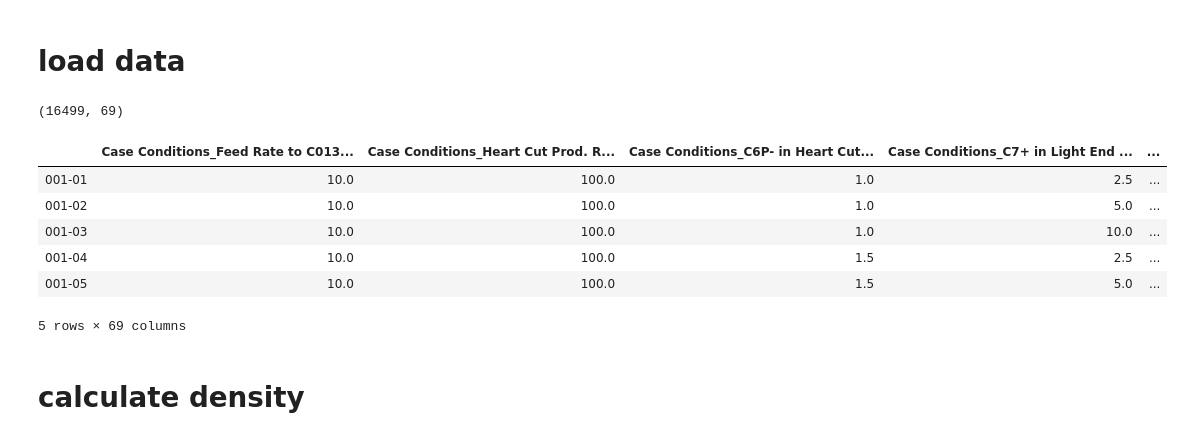
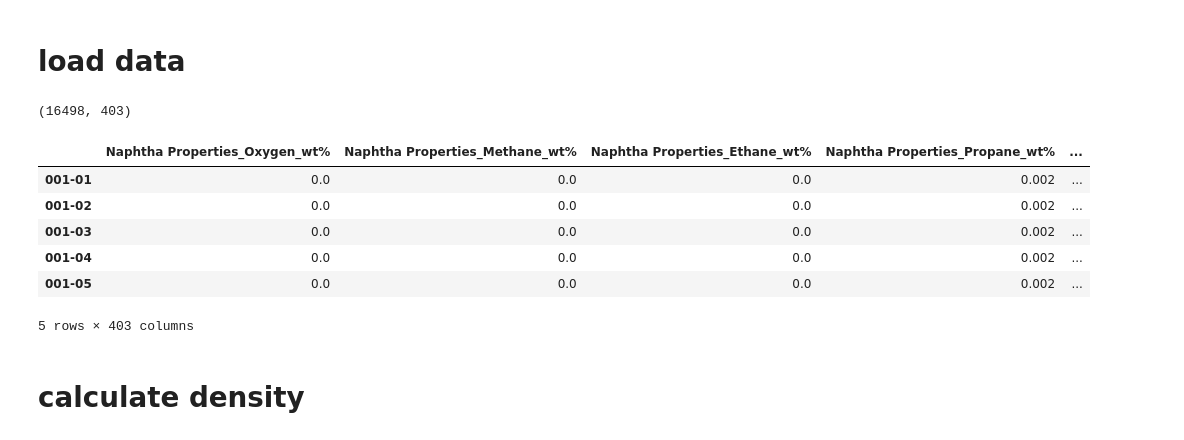
Before and after one commit to skywalker0803r/oil_project_20200424, a Jupyter notebook: notebook/build_ann_model_2.ipynb, the cells around one changed output. Drawn from its saved outputs; the diff is of its cells as text; code cells hidden in the pictures.

```diff
--- a/notebook/build_ann_model_2.ipynb
+++ b/notebook/build_ann_model_2.ipynb
@@ -43,18 +43,18 @@ def get_col(df,name):
 # %% [markdown]
 # load data
 # %%
-df = pd.read_csv(root+'train(energy).csv',index_col=0).dropna(axis=0)
+df = pd.read_csv(root+'train.csv',index_col=0).dropna(axis=0)
 print(df.shape)
 df.head()
 # %% [output]
-(16499, 69)
+(16498, 403)
-|  | Case Conditions_Feed Rate to C013... | Case Conditions_Heart Cut Prod. R... | Case Conditions_C6P- in Heart Cut... | Case Conditions_C7+ in Light End ... | ... |
-| 001-01 | 10.0 | 100.0 | 1.0 | 2.5 | ... |
-| 001-02 | 10.0 | 100.0 | 1.0 | 5.0 | ... |
-| 001-03 | 10.0 | 100.0 | 1.0 | 10.0 | ... |
-| 001-04 | 10.0 | 100.0 | 1.5 | 2.5 | ... |
-| 001-05 | 10.0 | 100.0 | 1.5 | 5.0 | ... |
+|  | Naphtha Properties_Oxygen_wt% | Naphtha Properties_Methane_wt% | Naphtha Properties_Ethane_wt% | Naphtha Properties_Propane_wt% | ... |
+| 001-01 | 0.0 | 0.0 | 0.0 | 0.002 | ... |
+| 001-02 | 0.0 | 0.0 | 0.0 | 0.002 | ... |
+| 001-03 | 0.0 | 0.0 | 0.0 | 0.002 | ... |
+| 001-04 | 0.0 | 0.0 | 0.0 | 0.002 | ... |
+| 001-05 | 0.0 | 0.0 | 0.0 | 0.002 | ... |
-5 rows × 69 columns
+5 rows × 403 columns
 # %% [markdown]
 # calculate density
 # %%
```
Also changed, not shown: parts of 30 cells of this notebook, 11 other files.
